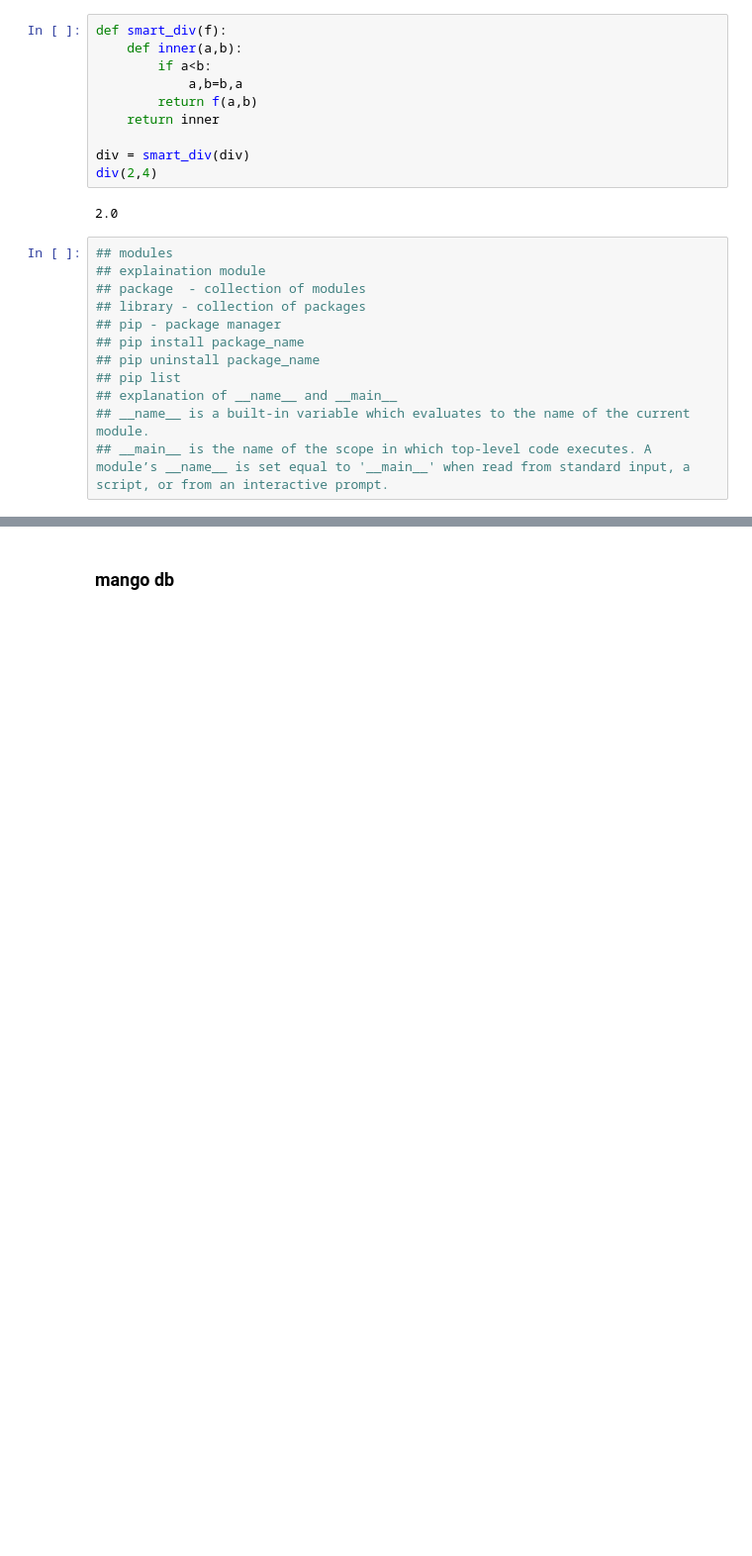
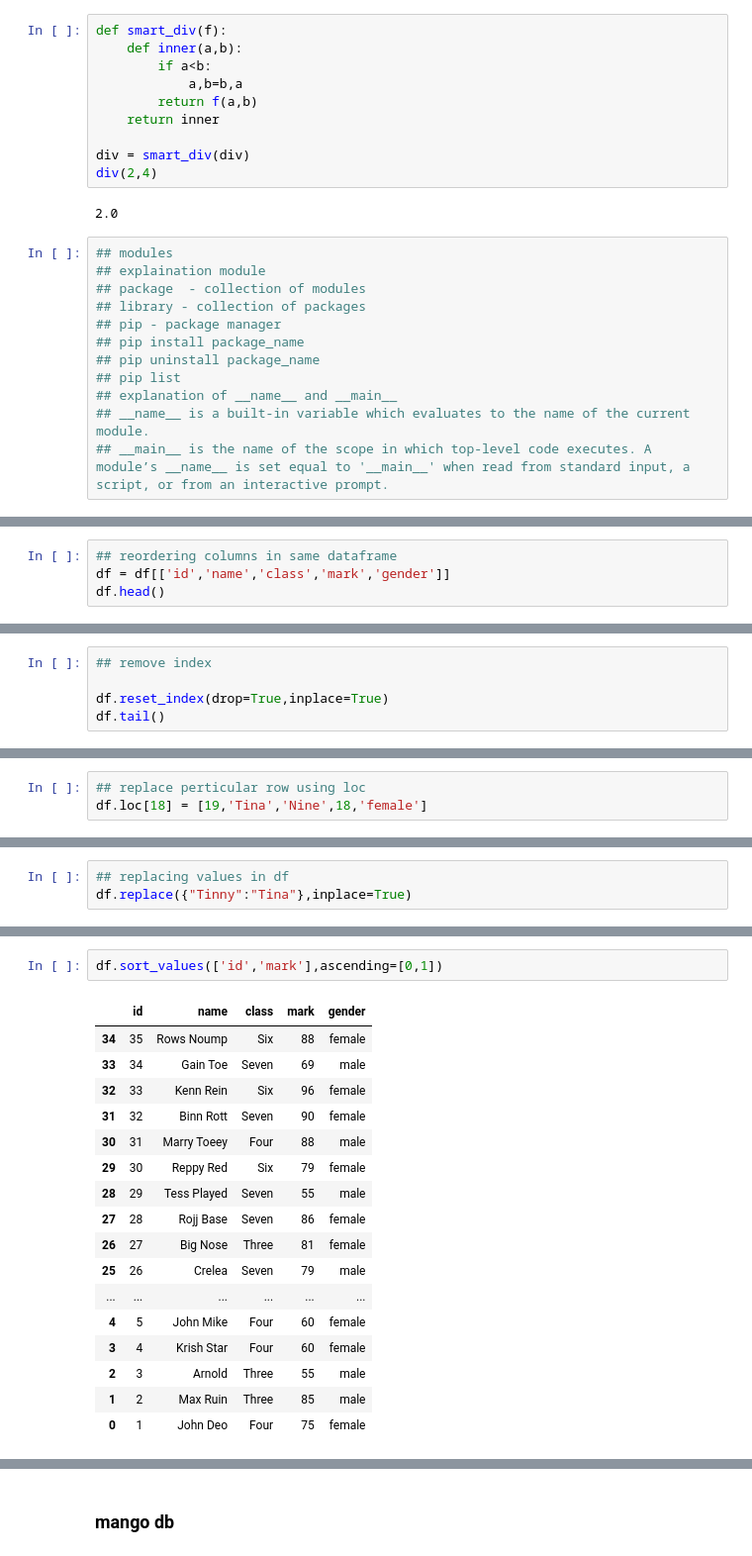
Before and after one commit to Nandeesh77/Deep_learning, a Jupyter notebook: prep.ipynb, the cells around one changed output, grey strips where cells are left out. Shown at 99% size. Cells and saved outputs as stored; diff of their text form; blank space fills up the shorter version.

```diff
--- a/prep.ipynb
+++ b/prep.ipynb
@@ -278,0 +1177,4 @@ div(2,4)
+# %%
+## reordering columns in same dataframe
+df = df[['id','name','class','mark','gender']]
+df.head()
@@ -278,0 +1188,5 @@ div(2,4)
+# %%
+## remove index
+
+df.reset_index(drop=True,inplace=True)
+df.tail()
@@ -278,0 +1273,3 @@ div(2,4)
+# %%
+## replace perticular row using loc
+df.loc[18] = [19,'Tina','Nine',18,'female']
@@ -278,0 +1285,3 @@ div(2,4)
+# %%
+## replacing values in df
+df.replace({"Tinny":"Tina"},inplace=True)
@@ -278,0 +1633,20 @@ div(2,4)
+# %%
+df.sort_values(['id','mark'],ascending=[0,1])
+# %% [output]
+|  | id | name | class | mark | gender |
+| 34 | 35 | Rows Noump | Six | 88 | female |
+| 33 | 34 | Gain Toe | Seven | 69 | male |
+| 32 | 33 | Kenn Rein | Six | 96 | female |
+| 31 | 32 | Binn Rott | Seven | 90 | female |
+| 30 | 31 | Marry Toeey | Four | 88 | male |
+| 29 | 30 | Reppy Red | Six | 79 | female |
+| 28 | 29 | Tess Played | Seven | 55 | male |
+| 27 | 28 | Rojj Base | Seven | 86 | female |
+| 26 | 27 | Big Nose | Three | 81 | female |
+| 25 | 26 | Crelea | Seven | 79 | male |
+| ... | ... | ... | ... | ... | ... |
+| 4 | 5 | John Mike | Four | 60 | female |
+| 3 | 4 | Krish Star | Four | 60 | female |
+| 2 | 3 | Arnold | Three | 55 | male |
+| 1 | 2 | Max Ruin | Three | 85 | male |
+| 0 | 1 | John Deo | Four | 75 | female |
```
Also changed, not shown: parts of 160 cells of this notebook.
